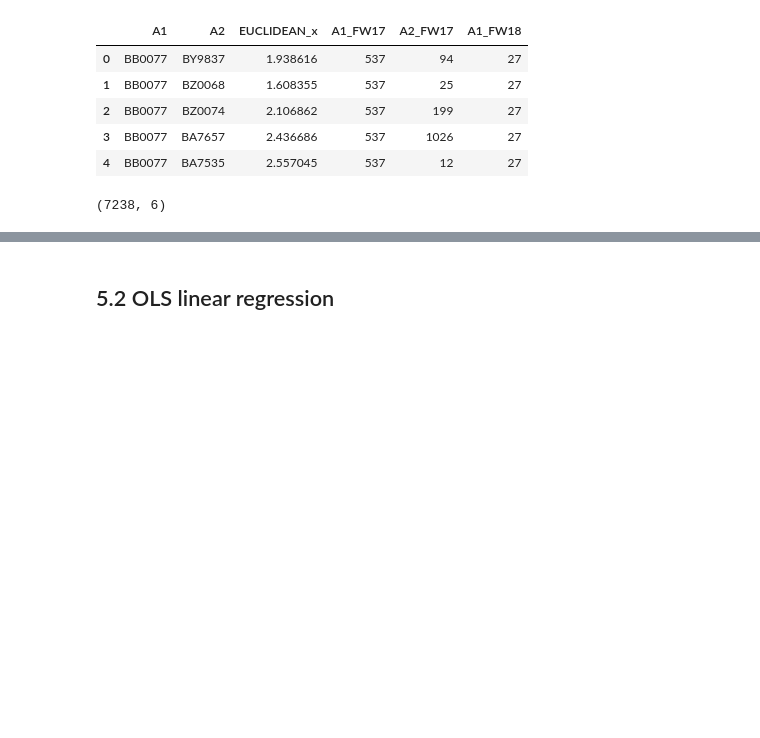
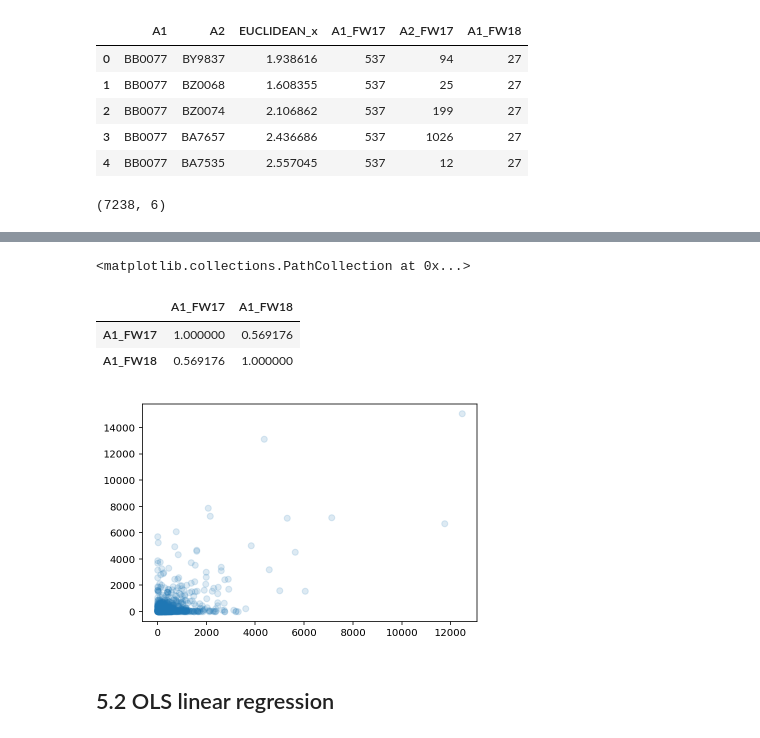
Before and after one commit to cwcomiskey/Misc, a Jupyter notebook: Bread_and_Butter.ipynb, the cells around one changed output, grey strips where cells are left out. Cells and saved outputs as stored; diff of their text form; code cells hidden in the pictures; blank space fills up the shorter version.

```diff
--- a/Bread_and_Butter.ipynb
+++ b/Bread_and_Butter.ipynb
@@ -839,0 +795,17 @@ preds
+# %%
+plt.scatter(kahuna_skinny['A1_FW17'],
+            kahuna_skinny['A1_FW18'],
+            # c = dbs01,
+            alpha = 0.15)
+# plt.xlabel('FW17 net_qty')
+# plt.ylabel('Abs Pct Error')
+
+kahuna_skinny[['A1_FW17', 'A1_FW18']].corr()
+
+# plt.rcParams["figure.figsize"] = [16,16]
+# %% [output]
+<matplotlib.collections.PathCollection at 0x...>
+|  | A1_FW17 | A1_FW18 |
+| A1_FW17 | 1.000000 | 0.569176 |
+| A1_FW18 | 0.569176 | 1.000000 |
+[figure, added]
```
Also changed, not shown: parts of 39 cells of this notebook.
